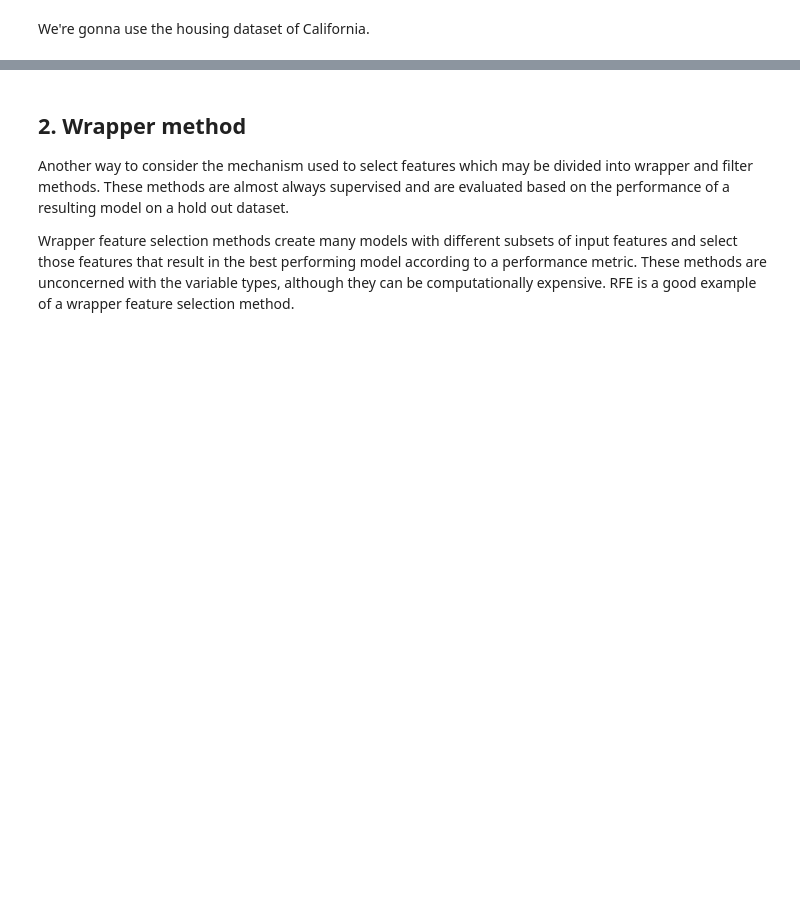
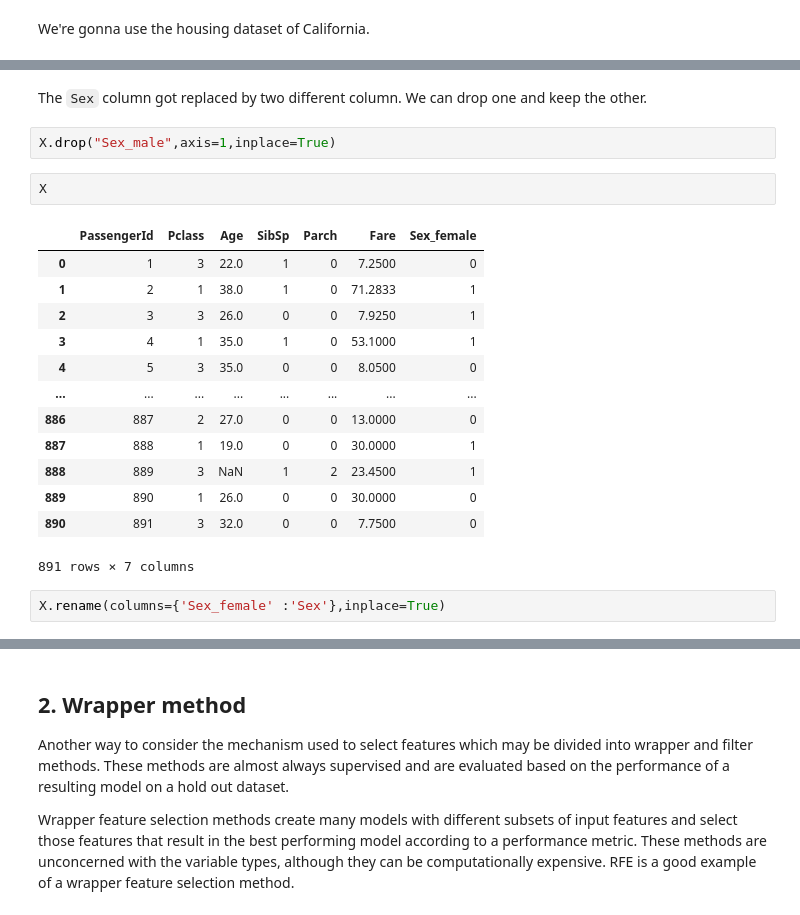
Before and after one commit to kawaremu/CodeLabsAcademy, a Jupyter notebook: Unit 2/Homeworks/features_extraction.ipynb, the cells around one changed output, grey strips where cells are left out. Saved outputs shown, nothing was run; the diff lists cells and outputs as text; blank space fills up the shorter version.

```diff
--- a/Unit 2/Homeworks/features_extraction.ipynb
+++ b/Unit 2/Homeworks/features_extraction.ipynb
@@ -71,0 +272,22 @@ In this method,
+# %% [markdown]
+The ``Sex`` column got replaced by two different column. We can drop one and keep the other.
+# %%
+X.drop("Sex_male",axis=1,inplace=True)
+# %%
+X
+# %% [output]
+|  | PassengerId | Pclass | Age | SibSp | Parch | Fare | Sex_female |
+| 0 | 1 | 3 | 22.0 | 1 | 0 | 7.2500 | 0 |
+| 1 | 2 | 1 | 38.0 | 1 | 0 | 71.2833 | 1 |
+| 2 | 3 | 3 | 26.0 | 0 | 0 | 7.9250 | 1 |
+| 3 | 4 | 1 | 35.0 | 1 | 0 | 53.1000 | 1 |
+| 4 | 5 | 3 | 35.0 | 0 | 0 | 8.0500 | 0 |
+| ... | ... | ... | ... | ... | ... | ... | ... |
+| 886 | 887 | 2 | 27.0 | 0 | 0 | 13.0000 | 0 |
+| 887 | 888 | 1 | 19.0 | 0 | 0 | 30.0000 | 1 |
+| 888 | 889 | 3 | NaN | 1 | 2 | 23.4500 | 1 |
+| 889 | 890 | 1 | 26.0 | 0 | 0 | 30.0000 | 0 |
+| 890 | 891 | 3 | 32.0 | 0 | 0 | 7.7500 | 0 |
+891 rows × 7 columns
+# %%
+X.rename(columns={'Sex_female' :'Sex'},inplace=True)
```
Also changed, not shown: parts of 54 cells of this notebook, 1 other file.
